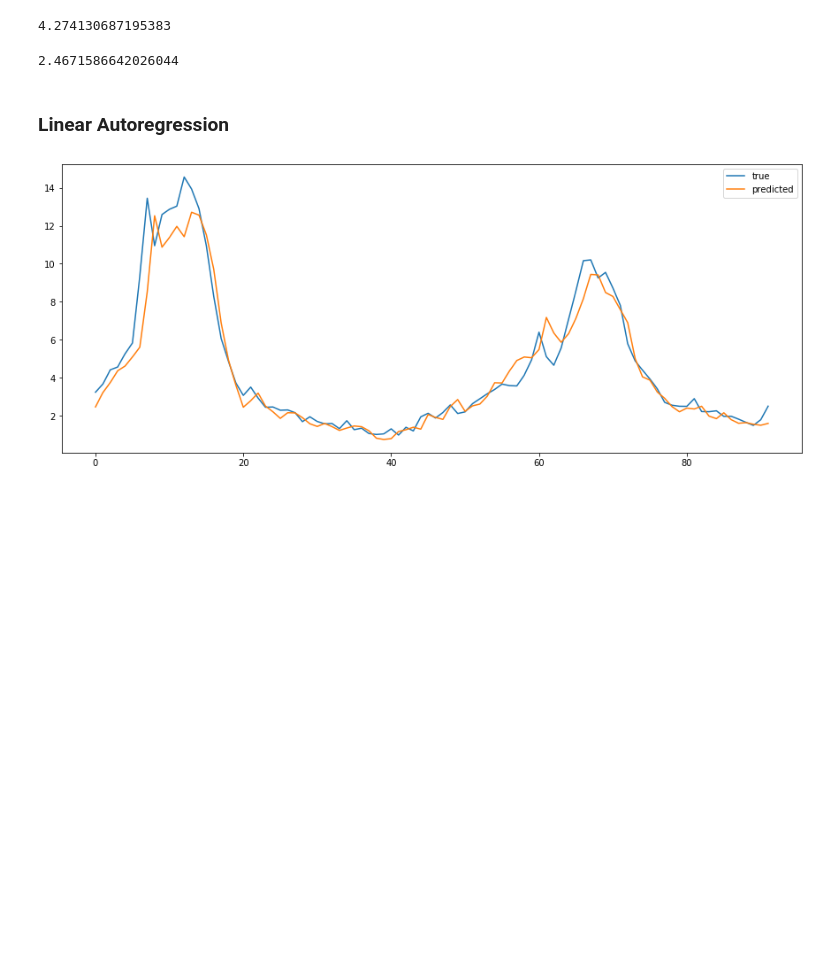
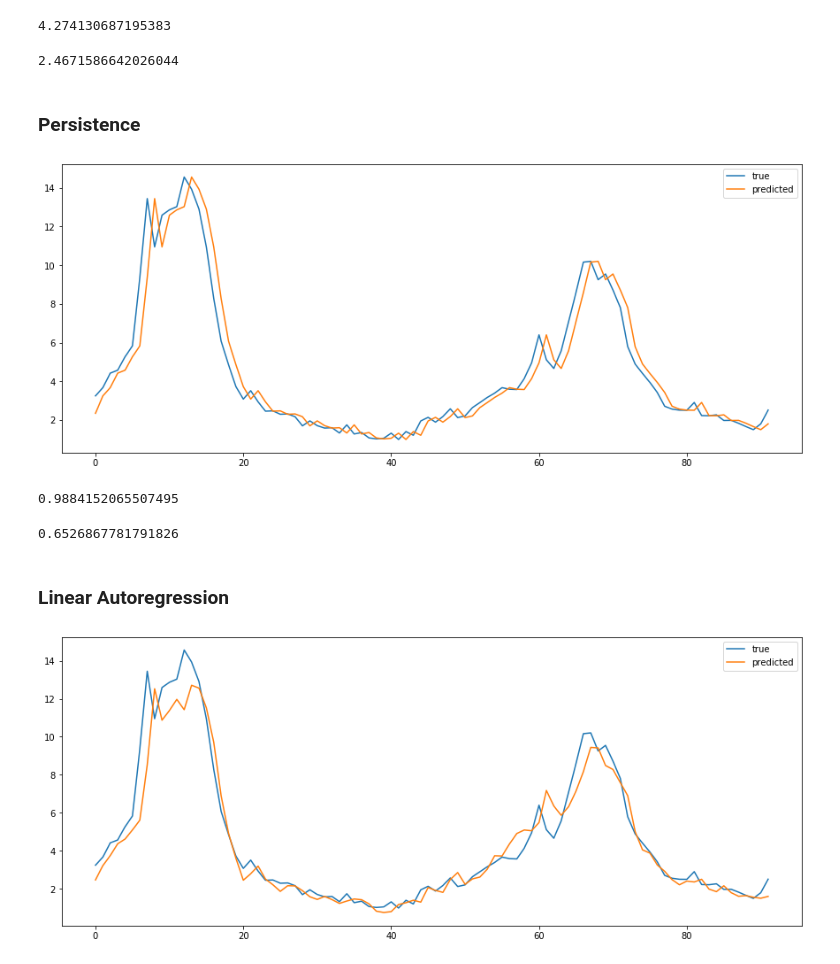
Before and after one commit to FiveSixSenvenEight/109B_flu_prediction, a Jupyter notebook: 02-analysis/models.ipynb, the cells around one changed output. Saved outputs shown, nothing was run; the diff lists cells and outputs as text; code cells hidden in the pictures; blank space fills up the shorter version.

```diff
--- a/02-analysis/models.ipynb
+++ b/02-analysis/models.ipynb
@@ -59,6 +59,34 @@ baseline('Texas')
 baseline('New York')
 # %% [output]
 2.4671586642026044
+# %% [markdown]
+### Persistence
+# %%
+def persistence(state, if_plot=True):
+    train, test = train_dfs[state], test_dfs[state]
+
+    # model and predict
+    preds = test.iloc[:,1]
+    y_test = test.target
+    rmse = np.sqrt(mean_squared_error(y_test, preds))
+
+    if if_plot:
+        plt.figure(figsize = [15, 6])
+        plt.plot(y_test, label='true')
+        plt.plot(preds, label='predicted')
+        plt.legend()
+        plt.show()
+
+    return rmse
+# %%
+persistence('Texas')
+# %% [output]
+[figure, added]
+0.9884152065507495
+# %%
+persistence('New York', if_plot = False)
+# %% [output]
+0.6526867781791826
 # %% [markdown]
 ### Linear Autoregression
 # %%
```
Also changed, not shown: parts of 6 cells of this notebook.
